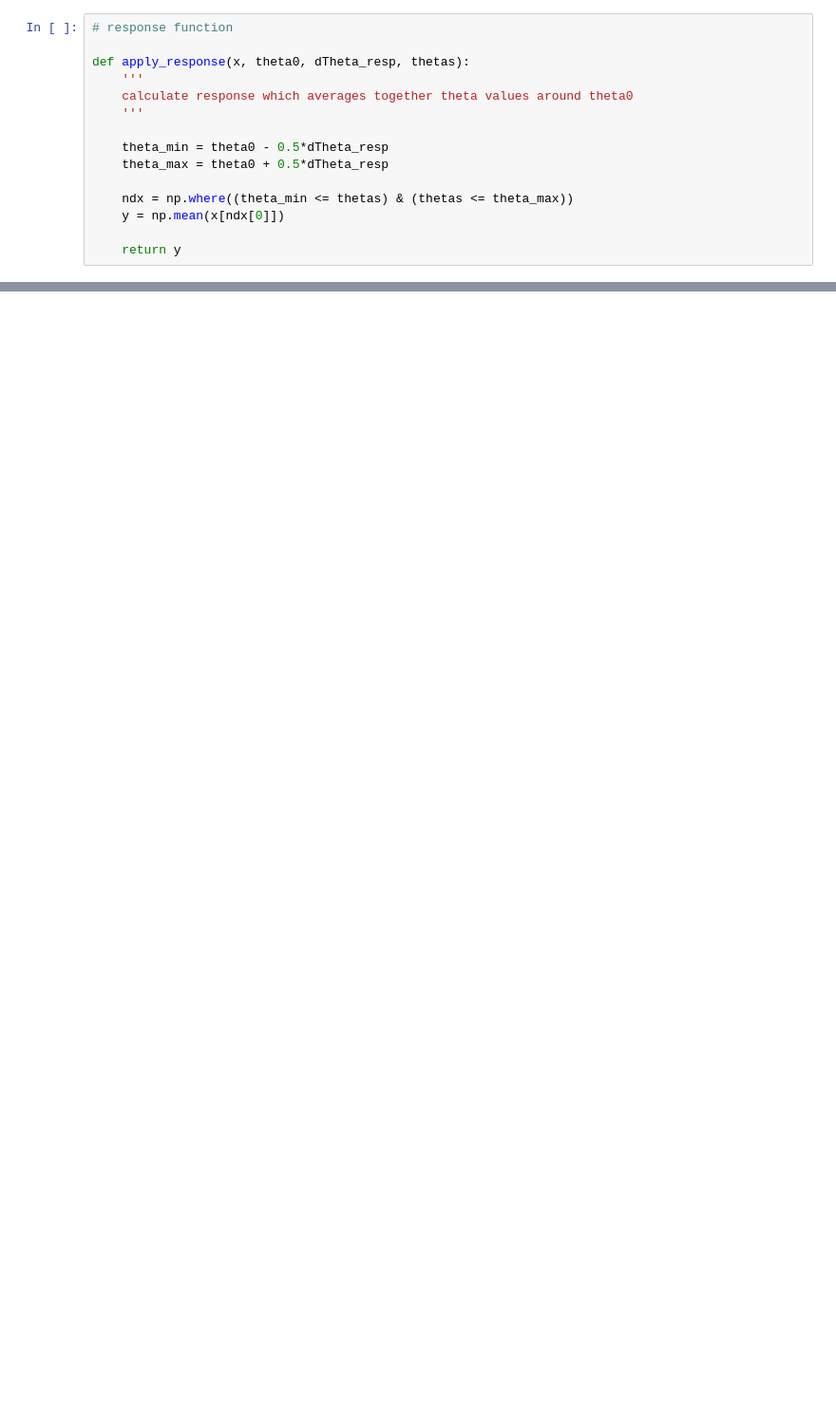
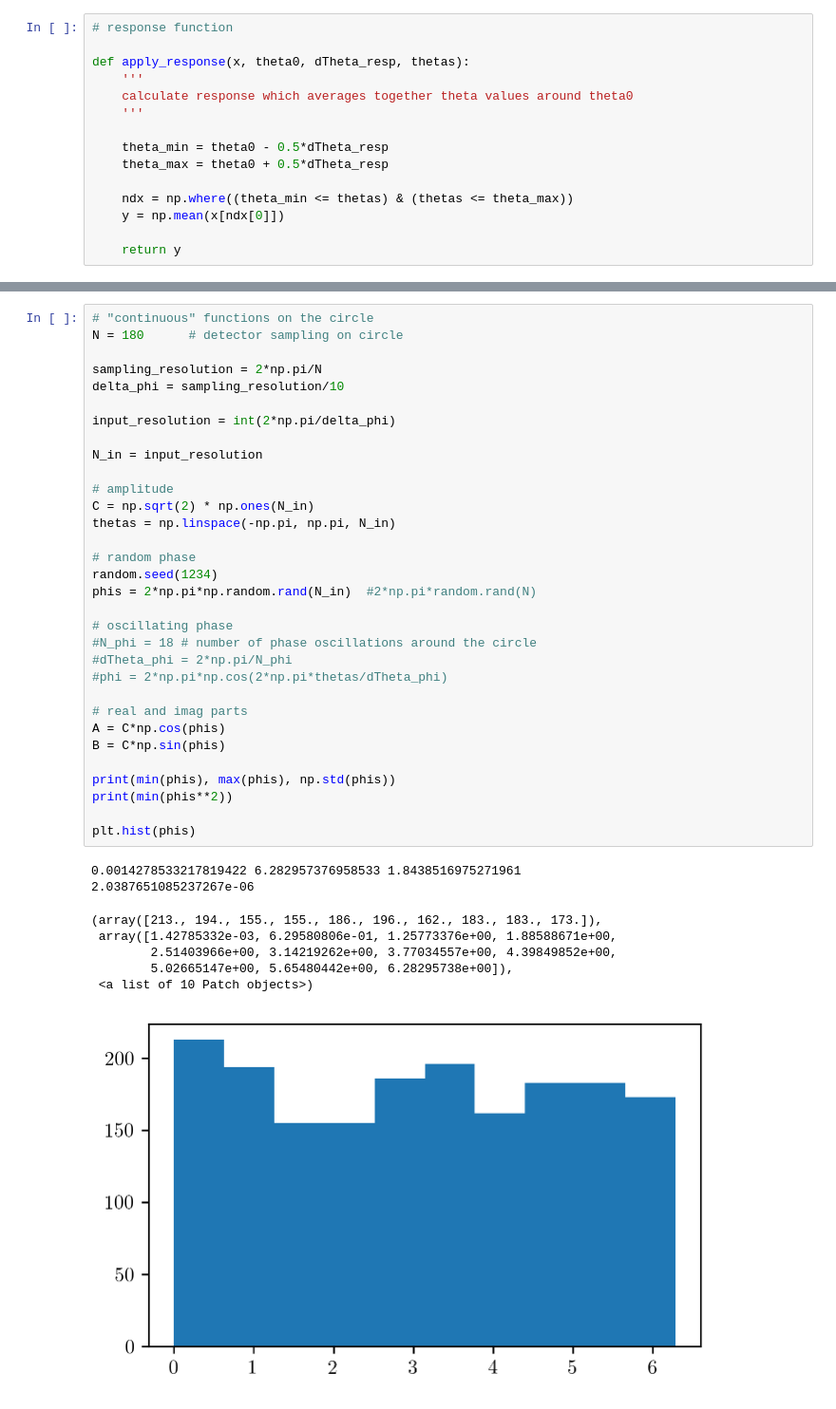
Before and after one commit to a-renzini/phase_coherent_maps, a Jupyter notebook: circle_toymodel/toymodel.ipynb, the cells around one changed output, grey strips where cells are left out. Shown at 95% size. Cells and saved outputs as stored; diff of their text form; blank space fills up the shorter version.

```diff
--- a/circle_toymodel/toymodel.ipynb
+++ b/circle_toymodel/toymodel.ipynb
@@ -68,0 +116,41 @@ def apply_response(x, theta0, dTheta_resp, thetas):
+# %%
+# "continuous" functions on the circle
+N = 180      # detector sampling on circle
+
+sampling_resolution = 2*np.pi/N
+delta_phi = sampling_resolution/10
+
+input_resolution = int(2*np.pi/delta_phi)
+
+N_in = input_resolution
+
+# amplitude
+C = np.sqrt(2) * np.ones(N_in)
+thetas = np.linspace(-np.pi, np.pi, N_in)
+
+# random phase
+random.seed(1234)
+phis = 2*np.pi*np.random.rand(N_in)  #2*np.pi*random.rand(N)
+
+# oscillating phase
+#N_phi = 18 # number of phase oscillations around the circle
+#dTheta_phi = 2*np.pi/N_phi
+#phi = 2*np.pi*np.cos(2*np.pi*thetas/dTheta_phi)
+
+# real and imag parts
+A = C*np.cos(phis)
+B = C*np.sin(phis)
+
+print(min(phis), max(phis), np.std(phis))
+print(min(phis**2))
+
+plt.hist(phis)
+# %% [output]
+0.0014278533217819422 6.282957376958533 1.8438516975271961
+2.0387651085237267e-06
+(array([213., 194., 155., 155., 186., 196., 162., 183., 183., 173.]),
+ array([1.42785332e-03, 6.29580806e-01, 1.25773376e+00, 1.88588671e+00,
+        2.51403966e+00, 3.14219262e+00, 3.77034557e+00, 4.39849852e+00,
+        5.02665147e+00, 5.65480442e+00, 6.28295738e+00]),
+ <a list of 10 Patch objects>)
+[figure, added]
```
Also changed, not shown: parts of 10 cells of this notebook.
